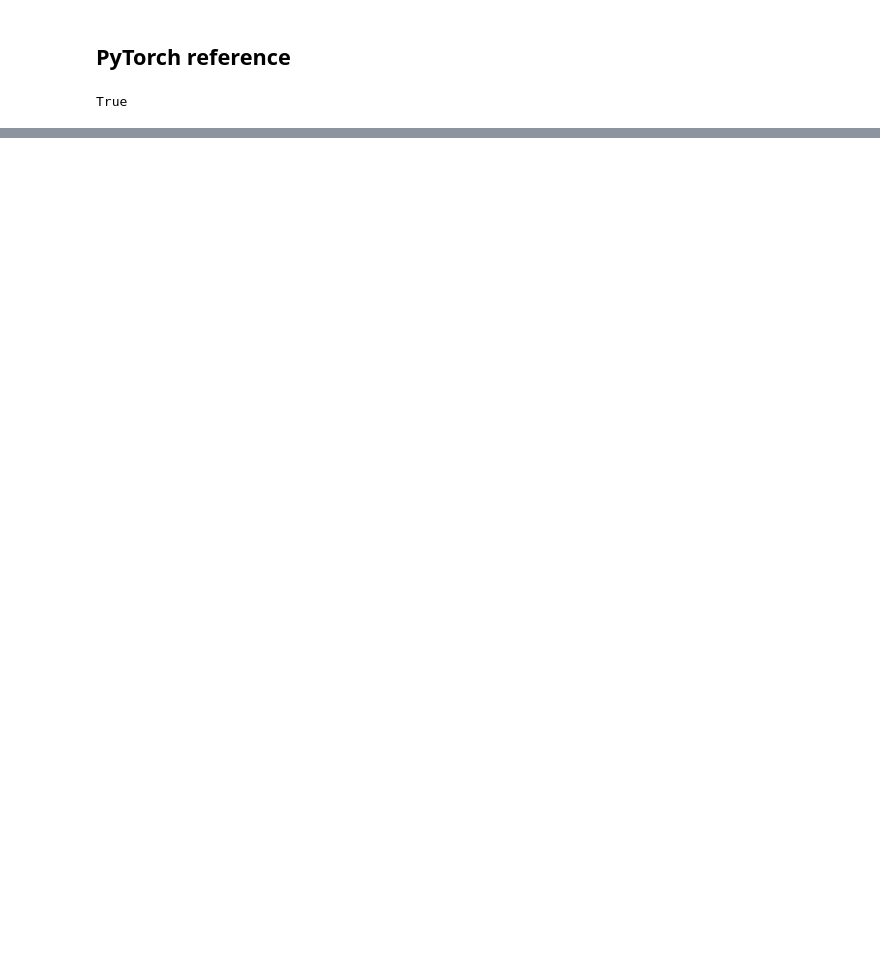
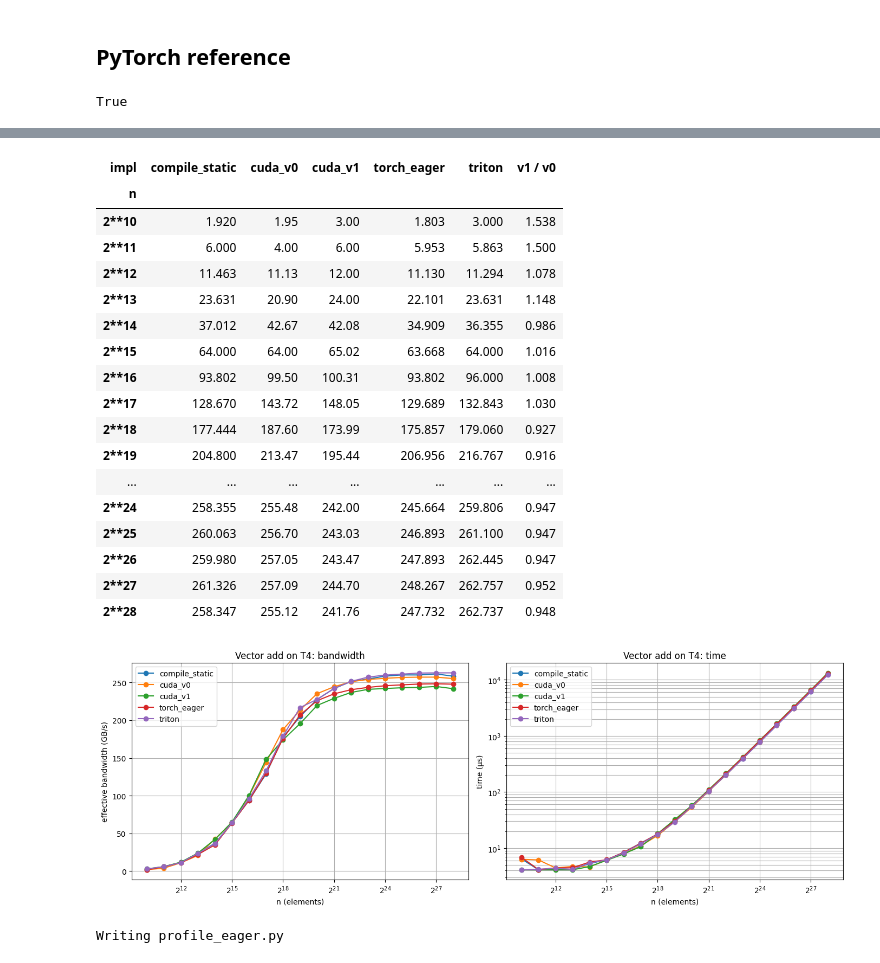
Before and after one commit to susmitsingh01/cuda-triton-llm-kernels, a Jupyter notebook: 01_vadd.ipynb, the cells around one changed output, grey strips where cells are left out. Drawn from its saved outputs; the diff is of its cells as text; code cells hidden in the pictures; blank space fills up the shorter version.

```diff
--- a/01_vadd.ipynb
+++ b/01_vadd.ipynb
@@ -59,0 +855,70 @@ True
+# %%
+import matplotlib.pyplot as plt
+
+df_cuda = pd.read_csv("cuda_vadd.csv", comment="#")
+df_all = pd.concat([df_py, df_cuda], ignore_index=True)
+
+# make sure n is a number (handles values written as "2**10" from df_py, and numeric from df_cuda)
+df_all["n"] = df_all["n"].apply(lambda x: 2 ** int(x.split("**")[1]) if isinstance(x, str) and "**" in x else x)
+
+# Side-by-side table, plus v1 relative to v0
+pivot = df_all.pivot(index="n", columns="impl", values="GB/s")
+pivot["v1 / v0"] = pivot["cuda_v1"] / pivot["cuda_v0"]
+display(pivot.round(3).rename(index=format_n_as_power_of_2))
+
+# Plots
+fig, (ax1, ax2) = plt.subplots(1, 2, figsize=(14, 5))
+for impl, g in df_all.groupby("impl"):
+    g = g.sort_values("n")
+    ax1.plot(g["n"], g["GB/s"], marker="o", label=impl)
+    ax2.plot(g["n"], g["time_us"], marker="o", label=impl)
+
+ax1.set_xscale("log", base=2)
+ax1.set_xlabel("n (elements)")
+ax1.set_ylabel("effective bandwidth (GB/s)")
+ax1.set_title("Vector add on T4: bandwidth")
+ax1.grid(True)
+ax1.legend()
+
+ax2.set_xscale("log", base=2)
+ax2.set_yscale("log")
+ax2.set_xlabel("n (elements)")
+ax2.set_ylabel("time (µs)")
+ax2.set_title("Vector add on T4: time")
+ax2.grid(True, which="both")
+ax2.legend()
+
+plt.tight_layout()
+plt.savefig("vadd_t4_v0_v1.png", dpi=150)
+plt.show()
+# %% [output]
+| impl | compile_static | cuda_v0 | cuda_v1 | torch_eager | triton | v1 / v0 |
+| n |  |  |  |  |  |  |
+| 2**10 | 1.920 | 1.95 | 3.00 | 1.803 | 3.000 | 1.538 |
+| 2**11 | 6.000 | 4.00 | 6.00 | 5.953 | 5.863 | 1.500 |
+| 2**12 | 11.463 | 11.13 | 12.00 | 11.130 | 11.294 | 1.078 |
+| 2**13 | 23.631 | 20.90 | 24.00 | 22.101 | 23.631 | 1.148 |
+| 2**14 | 37.012 | 42.67 | 42.08 | 34.909 | 36.355 | 0.986 |
+| 2**15 | 64.000 | 64.00 | 65.02 | 63.668 | 64.000 | 1.016 |
+| 2**16 | 93.802 | 99.50 | 100.31 | 93.802 | 96.000 | 1.008 |
+| 2**17 | 128.670 | 143.72 | 148.05 | 129.689 | 132.843 | 1.030 |
+| 2**18 | 177.444 | 187.60 | 173.99 | 175.857 | 179.060 | 0.927 |
+| 2**19 | 204.800 | 213.47 | 195.44 | 206.956 | 216.767 | 0.916 |
+| ... | ... | ... | ... | ... | ... | ... |
+| 2**24 | 258.355 | 255.48 | 242.00 | 245.664 | 259.806 | 0.947 |
+| 2**25 | 260.063 | 256.70 | 243.03 | 246.893 | 261.100 | 0.947 |
+| 2**26 | 259.980 | 257.05 | 243.47 | 247.893 | 262.445 | 0.947 |
+| 2**27 | 261.326 | 257.09 | 244.70 | 248.267 | 262.757 | 0.952 |
+| 2**28 | 258.347 | 255.12 | 241.76 | 247.732 | 262.737 | 0.948 |
+[figure, added]
+# %%
+%%writefile profile_eager.py
+import torch
+n = 2**24
+a = torch.empty(n, device="cuda")
+b = torch.empty(n, device="cuda")
+c = torch.empty(n, device="cuda")
+torch.add(a, b, out=c)
+torch.cuda.synchronize()
+# %% [output]
+Writing profile_eager.py
```
Also changed, not shown: parts of 39 cells of this notebook.
